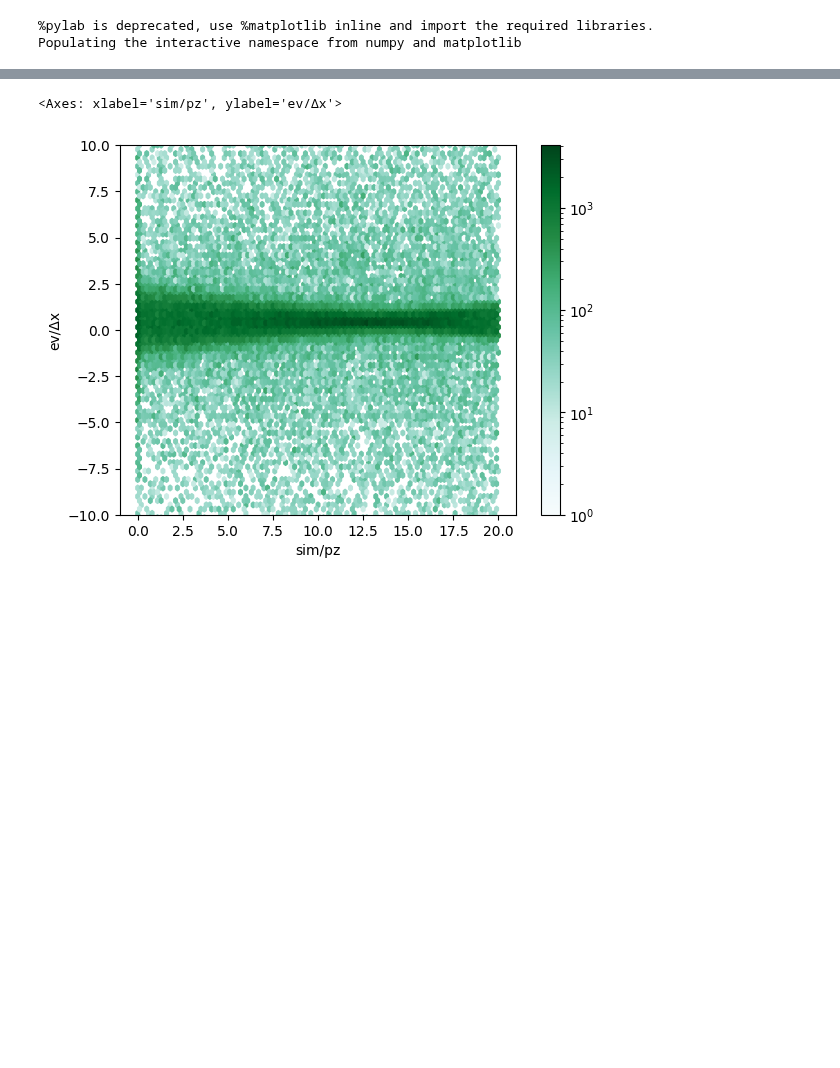
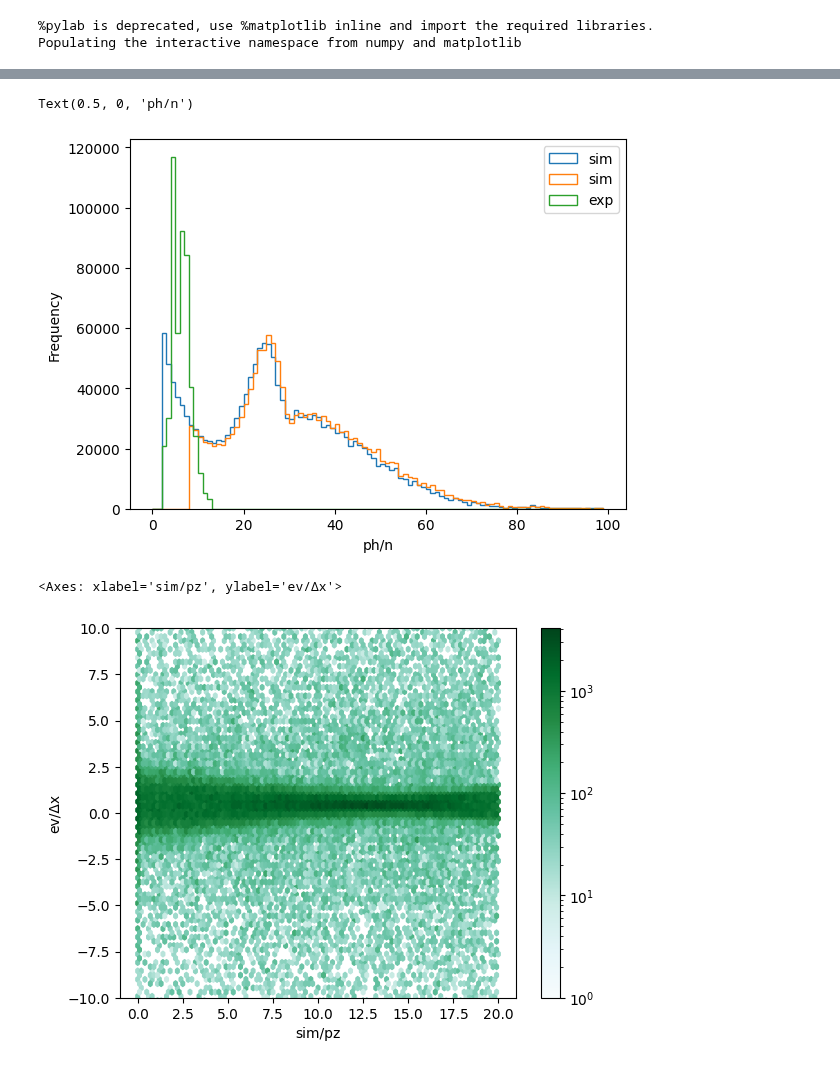
Before and after one commit to TsvikiHirsh/G4LumaCam, a Jupyter notebook: notebooks/read_merge_results.ipynb, the cells around one changed output, grey strips where cells are left out. Drawn from its saved outputs; the diff is of its cells as text; code cells hidden in the pictures; blank space fills up the shorter version.

```diff
--- a/notebooks/read_merge_results.ipynb
+++ b/notebooks/read_merge_results.ipynb
@@ -30,3 +46,10 @@ inf = read_merged("archive/openbeam_ptb_hs/z30/in_focus")
+# %%
+oof.dropna().plot.hist(y="ph/n",histtype="step",ax=gca(),bins=arange(100),label="sim")
+ex.dropna().plot.hist(y="ph/n",histtype="step",ax=gca(),bins=arange(100),label="exp")
+xlabel("ph/n")
+# %% [output]
+Text(0.5, 0, 'ph/n')
+[figure, added]
 # %%
 inf.plot.hexbin(x="sim/pz",y="ev/Δx",bins="log",ylim=(-10,10),gridsize=(100,500))
 # %% [output]
```
Also changed, not shown: parts of 7 cells of this notebook, 2 other files.
